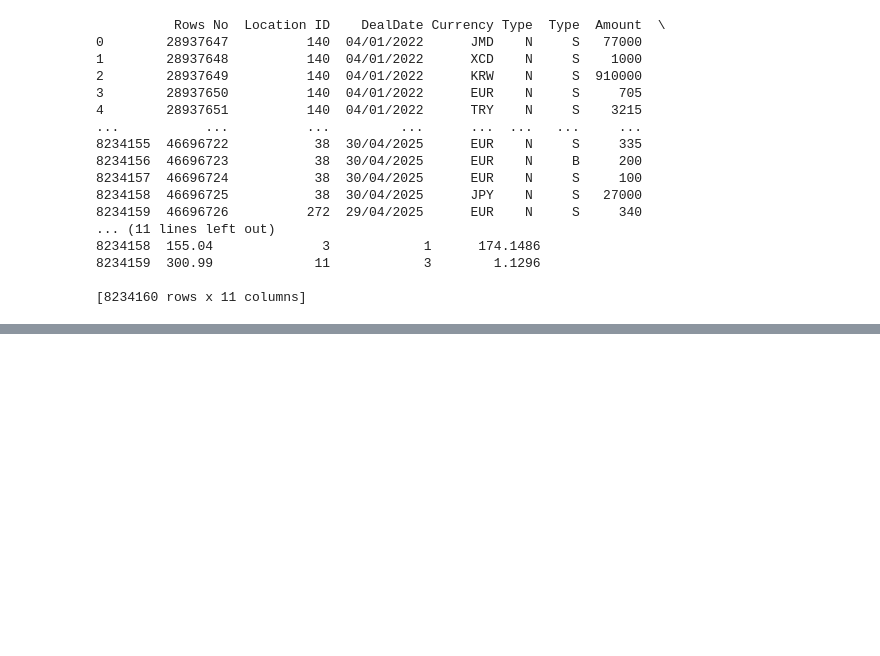
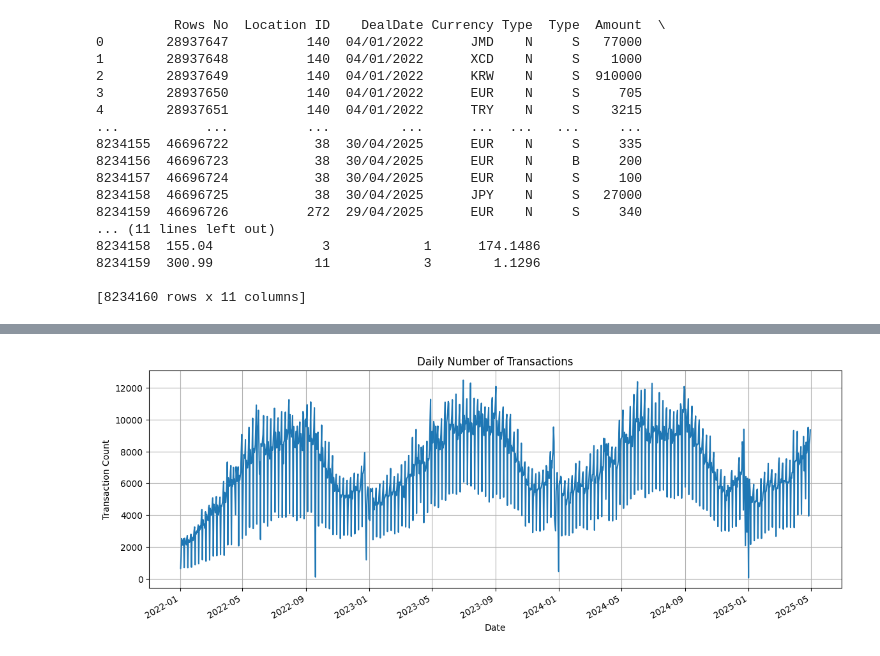
Before and after one commit to ASHIKAMOHAN/Sales_Forecasting, a Jupyter notebook: Sales_Forecasting.ipynb, the cells around one changed output, grey strips where cells are left out. Drawn from its saved outputs; the diff is of its cells as text; code cells hidden in the pictures; blank space fills up the shorter version.

```diff
--- a/Sales_Forecasting.ipynb
+++ b/Sales_Forecasting.ipynb
@@ -8,10 +14,9 @@ Mounted at /content/drive
 # %%
-import pandas as pd
 
 file_path = '/content/drive/MyDrive/ML Data 3.csv'
-df = pd.read_csv(file_path)
+sales_df = pd.read_csv(file_path)
 
-print(df)
+print(sales_df)
 # %% [output]
           Rows No  Location ID    DealDate Currency Type  Type  Amount  \
 0        28937647          140  04/01/2022      JMD    N     S   77000
@@ -32,0 +74,2 @@ print(df)
+# %%
+sales_df['DealDate'] = pd.to_datetime(sales_df['DealDate'], dayfirst=True)
@@ -32,0 +100,12 @@ print(df)
+# %%
+daily_trx = sales_df.groupby('DealDate').size()
+
+plt.figure(figsize=(14, 5))
+daily_trx.plot()
+plt.title('Daily Number of Transactions')
+plt.xlabel('Date')
+plt.ylabel('Transaction Count')
+plt.grid(True)
+plt.show()
+# %% [output]
+[figure, added]
```
Also changed, not shown: parts of 4 cells of this notebook.
